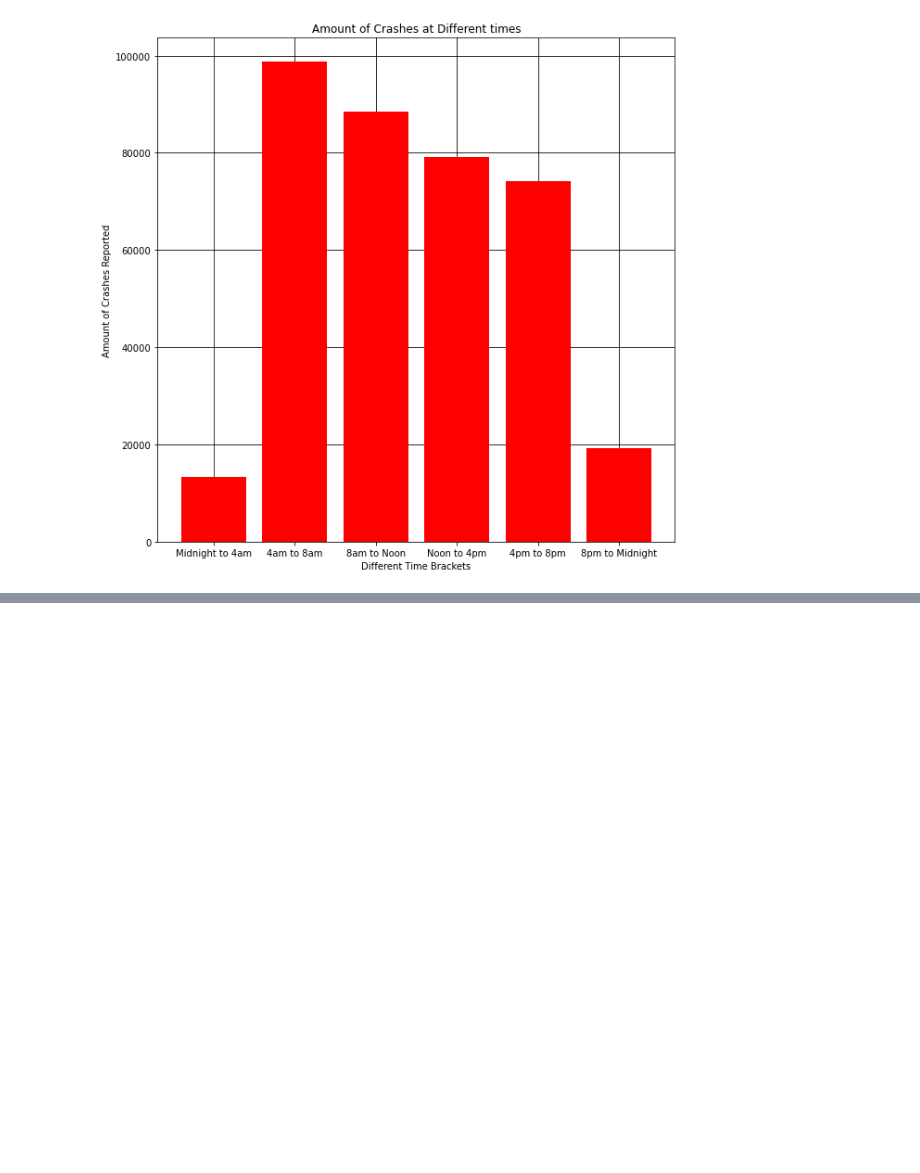
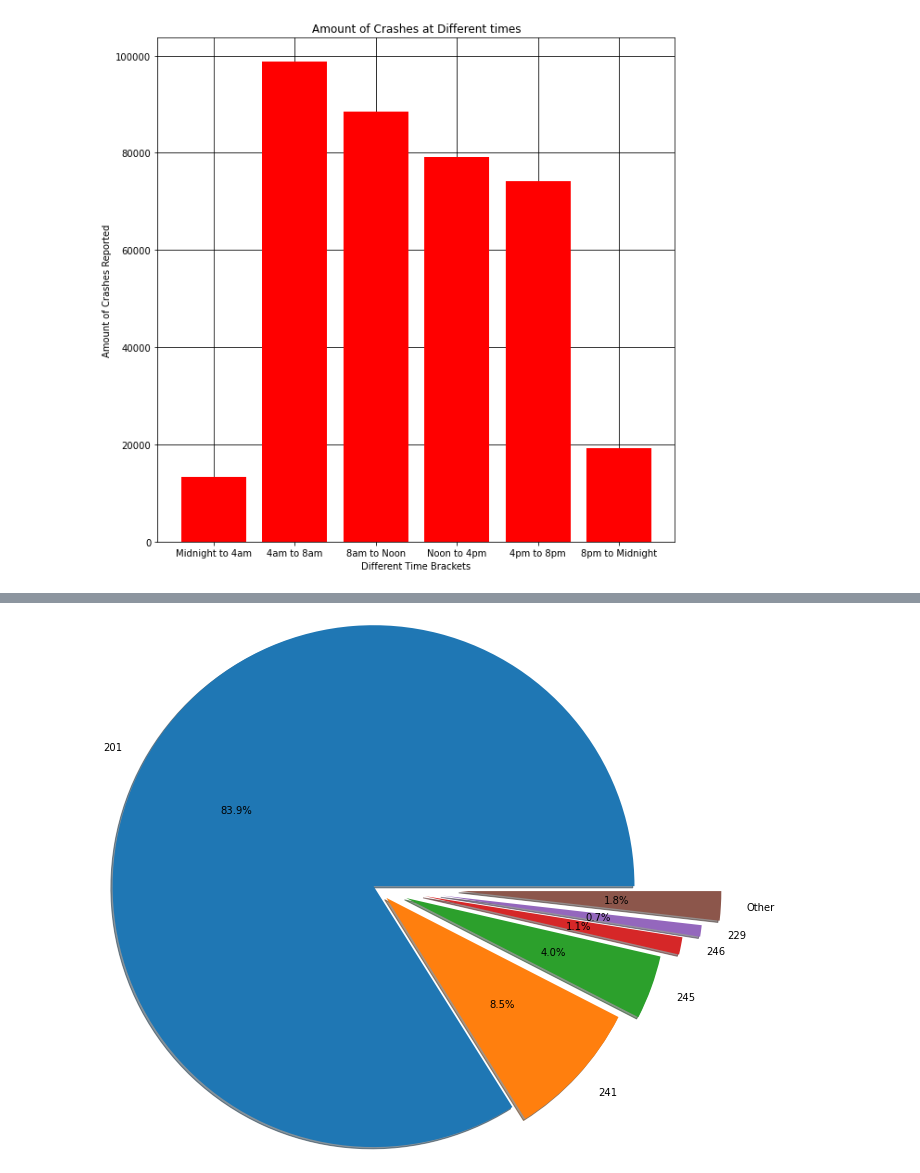
Before and after one commit to bjohnson90/data_science_group_project_1, a Jupyter notebook: final_notebook.ipynb, the cells around one changed output, grey strips where cells are left out. Saved outputs shown, nothing was run; the diff lists cells and outputs as text; code cells hidden in the pictures; blank space fills up the shorter version.

```diff
--- a/final_notebook.ipynb
+++ b/final_notebook.ipynb
@@ -168,0 +179,6 @@ plt.savefig("data/BarPlot.png")
+# %%
+plt.axis("equal")
+plt.pie(xp_vals,labels=exp_labels, shadow=True, autopct='%1.1f%%',radius=3,explode=[0, .2,.4,.6,.8,1])
+plt.show()
+# %% [output]
+[figure, added]
```
Also changed, not shown: parts of 10 cells of this notebook, 1 other file.
